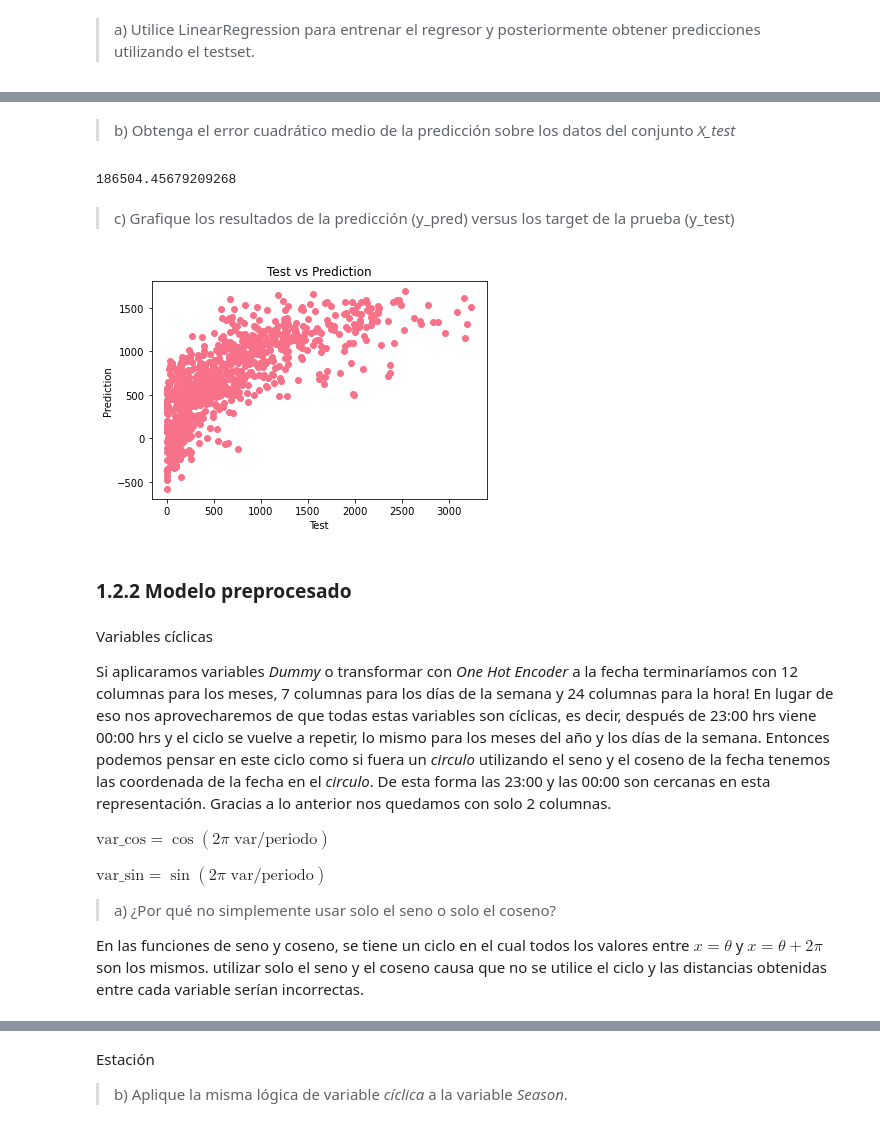
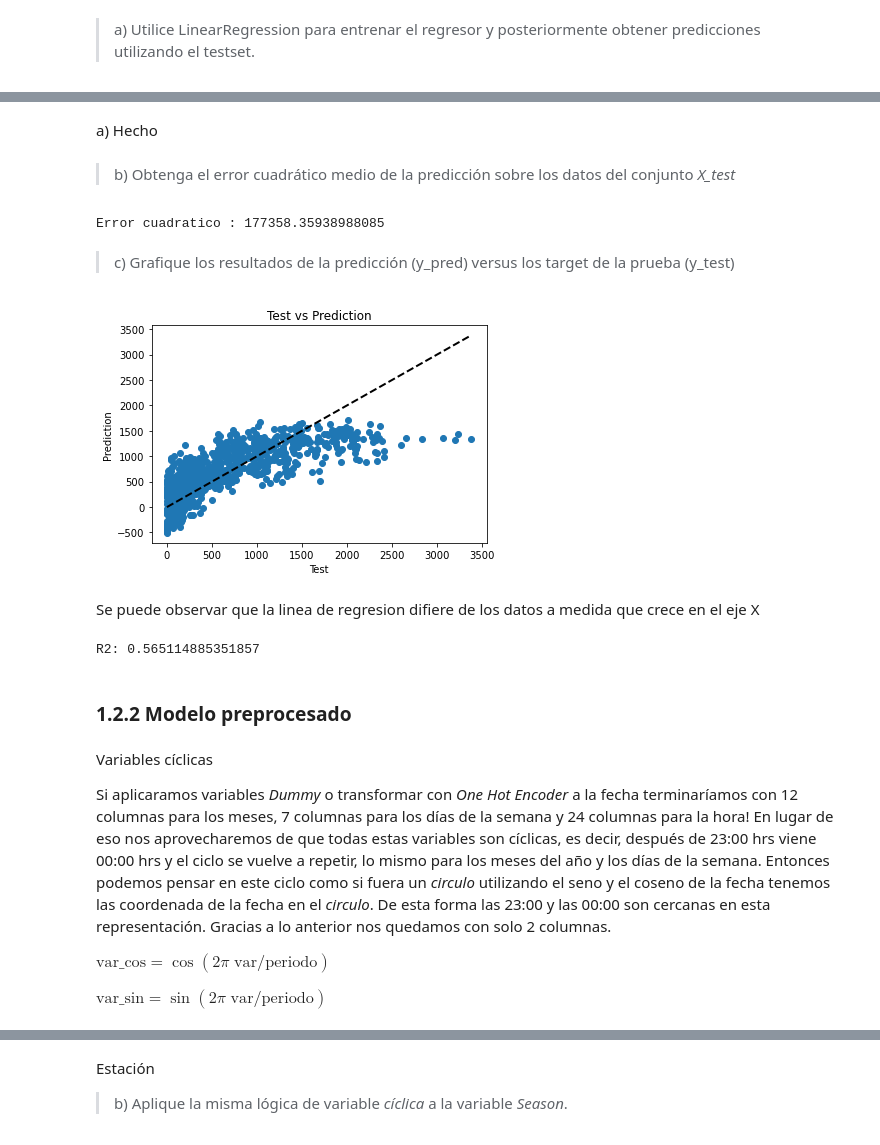
Before and after one commit to GersonHMG/Tarea1ML, a Jupyter notebook: Tarea1.ipynb, the cells around one changed output, grey strips where cells are left out. Cells and saved outputs as stored; diff of their text form; code cells hidden in the pictures.

```diff
--- a/Tarea1.ipynb
+++ b/Tarea1.ipynb
@@ -359,12 +366,2 @@ X_train, X_test, y_train, y_test = train_test_split(X, y, test_size=0.1)
 # %% [markdown]
 > b) Aplique Label Encoding a las variables _Seasons_ y _Holiday_ en el conjunto de entrenamiento y responda para qué sirve y como se usa.
-# %%
-#Se definen las variables categóricas
-cat_vars = ["Seasons", "Holiday", "Functioning Day"]
-
-#Se crea un LabelEncoder para cada variable
-#Luego se aplica fit_transform a cada conjunto de entrenamiento
-le = {}
-for cat in cat_vars:
-    le[cat] = preprocessing.LabelEncoder()
-    X_train[cat] = le[cat].fit_transform(X_train[cat])
@@ -386 +368,6 @@ Name: Seasons, Length: 7884, dtype: int32
+# %%
+le = preprocessing.LabelEncoder()
+X_train["Seasons"] = le.fit_transform(X_train["Seasons"])
+X_train["Holiday"] = le.fit_transform(X_train["Holiday"])
+X_train["Functioning Day"] = le.fit_transform(X_train["Functioning Day"])
 # %% [markdown]
@@ -396,4 +376,0 @@ print( X_train["Seasons"].unique() )
-# %%
-#Se aplica transform sobre cada conjunto de prueba
-for cat in cat_vars:
-    X_test[cat] = le[cat].transform(X_test[cat])
@@ -415,2 +377,6 @@ Name: Seasons, Length: 876, dtype: int32
+# %%
+X_test["Seasons"] = le.fit_transform(X_test["Seasons"])
+X_test["Holiday"] = le.fit_transform(X_test["Holiday"])
+X_test["Functioning Day"] = le.fit_transform(X_test["Functioning Day"])
 # %% [markdown]
 > d) ¿Por qué no se aplica la transformación del Label Encoder directamente sobre el conjunto de datos completo?
@@ -429,22 +410,33 @@ reg = LinearRegression().fit(X_train, y_train)
+# %% [markdown]
+a) Hecho
 # %% [markdown]
 > b) Obtenga el error cuadrático medio de la predicción sobre los datos del conjunto *X_test*
 # %%
 y_pred = reg.predict(X_test)
-mean_squared_error(y_test, y_pred)
+first_error = mean_squared_error(y_test, y_pred)
+print("Error cuadratico : " + str( first_error ) )
 # %% [output]
-186504.45679209268
+Error cuadratico : 177358.35938988085
 # %% [markdown]
 > c) Grafique los resultados de la predicción (y_pred) versus los target de la prueba (y_test)
 # %%
 plt.scatter(y_test, y_pred)
 
 plt.xlabel('Test')
 plt.ylabel('Prediction')
 plt.title('Test vs Prediction')
 
+plt.plot([min(y_test), max(y_test)], [min(y_test), max(y_test)], 'k--', lw=2) # Linea de regresion
+
 plt.show()
 # %% [output]
-[figure, old version]
+[figure, new version]
+# %% [markdown]
+Se puede observar que la linea de regresion difiere de los datos a medida que crece en el eje X
+# %%
+print("R2:", r2_score(y_test, y_pred) )
+# %% [output]
+R2: 0.565114885351857
 # %% [markdown]
 ### 1.2.2 Modelo preprocesado
 # %% [markdown]
@@ -455,7 +447,3 @@ Si aplicaramos variables _Dummy_ o transformar con _One Hot Encoder_ a la fecha
 $\text{var_cos} = \cos(2π\; \text{var}/\text{periodo})$
 
 $\text{var_sin} = \sin(2π\; \text{var}/\text{periodo})$
-
-> a) ¿Por qué no simplemente usar solo el seno o solo el coseno?
-
-En las funciones de seno y coseno, se tiene un ciclo en el cual todos los valores entre $x=\theta$ y $x=\theta+2π$ son los mismos. utilizar solo el seno y el coseno causa que no se utilice el ciclo y las distancias obtenidas entre cada variable serían incorrectas.
```
Also changed, not shown: parts of 147 cells of this notebook.
